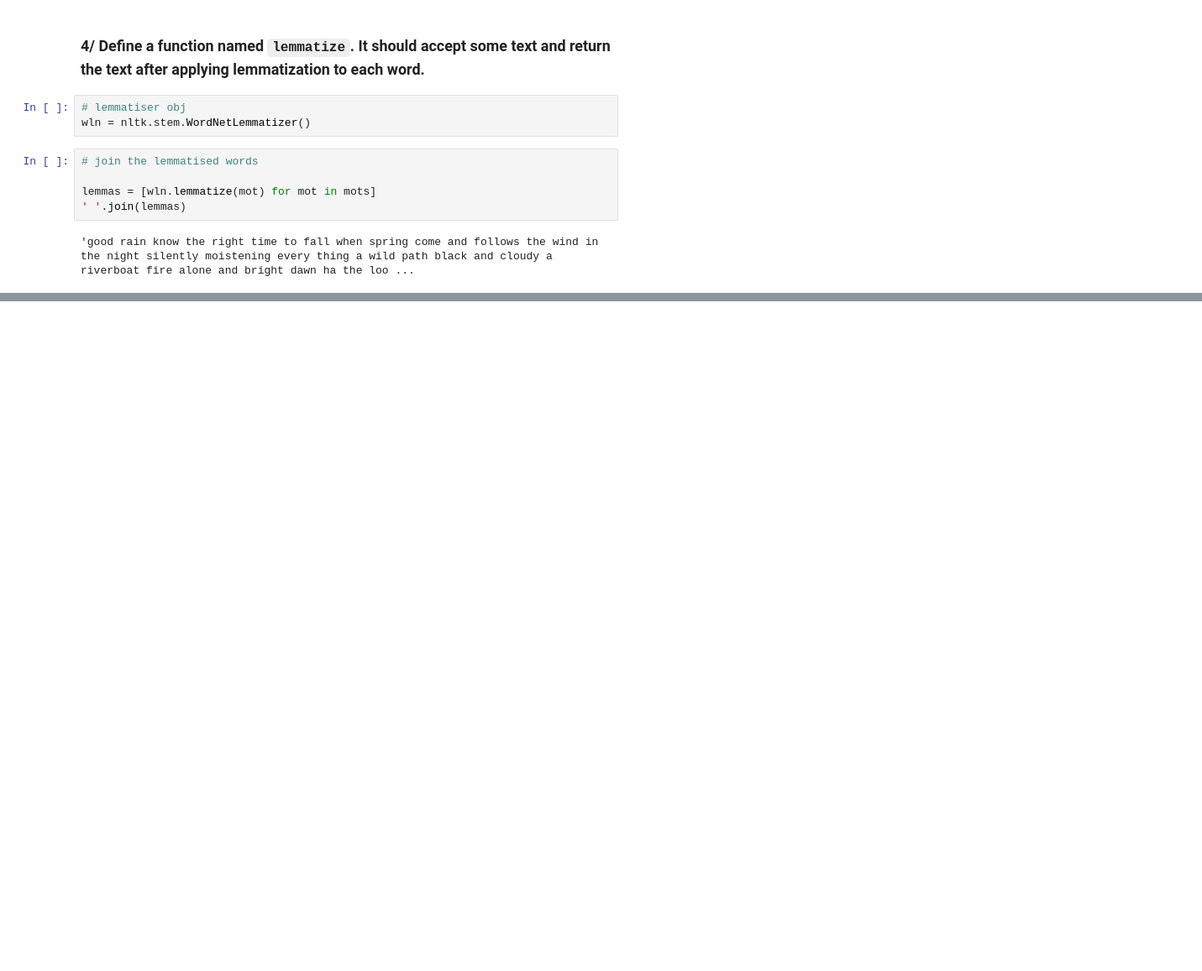
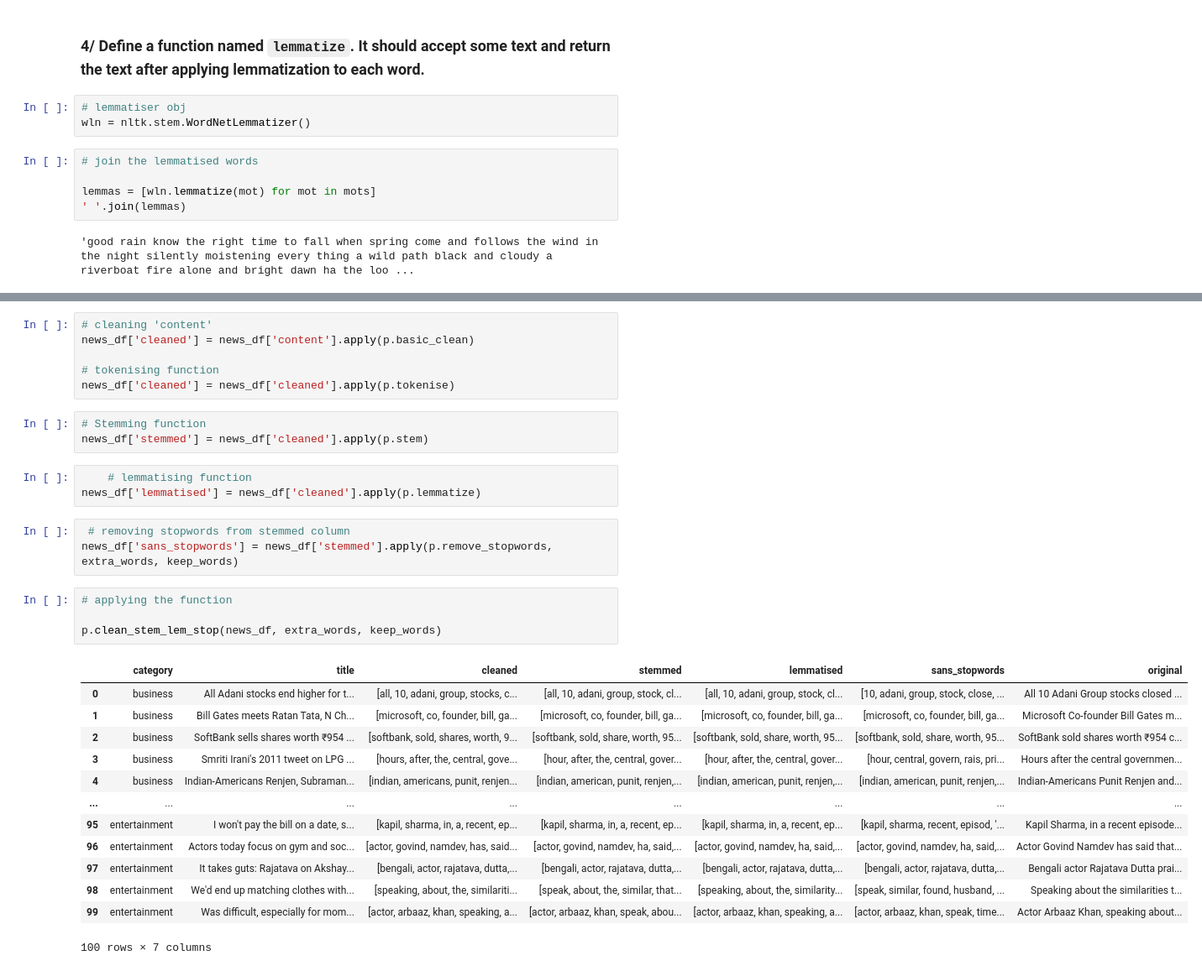
Before and after one commit to MagdalenaRahn/nlp-natural-language-processing, a Jupyter notebook: nlp-data_prep_exercises_28FEB23pm.ipynb, the cells around one changed output, grey strips where cells are left out. Shown at 84% size. Cells and saved outputs as stored; diff of their text form; blank space fills up the shorter version.

```diff
--- a/nlp-data_prep_exercises_28FEB23pm.ipynb
+++ b/nlp-data_prep_exercises_28FEB23pm.ipynb
@@ -271,0 +609,33 @@ lemmatize(stems)
+# %%
+# cleaning 'content'
+news_df['cleaned'] = news_df['content'].apply(p.basic_clean)
+
+# tokenising function
+news_df['cleaned'] = news_df['cleaned'].apply(p.tokenise)
+# %%
+# Stemming function
+news_df['stemmed'] = news_df['cleaned'].apply(p.stem)
+# %%
+    # lemmatising function
+news_df['lemmatised'] = news_df['cleaned'].apply(p.lemmatize)
+# %%
+ # removing stopwords from stemmed column
+news_df['sans_stopwords'] = news_df['stemmed'].apply(p.remove_stopwords, extra_words, keep_words)
+# %%
+# applying the function
+
+p.clean_stem_lem_stop(news_df, extra_words, keep_words)
+# %% [output]
+|  | category | title | cleaned | stemmed | lemmatised | sans_stopwords | original |
+| 0 | business | All Adani stocks end higher for t... | [all, 10, adani, group, stocks, c... | [all, 10, adani, group, stock, cl... | [all, 10, adani, group, stock, cl... | [10, adani, group, stock, close, ... | All 10 Adani Group stocks closed ... |
+| 1 | business | Bill Gates meets Ratan Tata, N Ch... | [microsoft, co, founder, bill, ga... | [microsoft, co, founder, bill, ga... | [microsoft, co, founder, bill, ga... | [microsoft, co, founder, bill, ga... | Microsoft Co-founder Bill Gates m... |
+| 2 | business | SoftBank sells shares worth ₹954 ... | [softbank, sold, shares, worth, 9... | [softbank, sold, share, worth, 95... | [softbank, sold, share, worth, 95... | [softbank, sold, share, worth, 95... | SoftBank sold shares worth ₹954 c... |
+| 3 | business | Smriti Irani's 2011 tweet on LPG ... | [hours, after, the, central, gove... | [hour, after, the, central, gover... | [hour, after, the, central, gover... | [hour, central, govern, rais, pri... | Hours after the central governmen... |
+| 4 | business | Indian-Americans Renjen, Subraman... | [indian, americans, punit, renjen... | [indian, american, punit, renjen,... | [indian, american, punit, renjen,... | [indian, american, punit, renjen,... | Indian-Americans Punit Renjen and... |
+| ... | ... | ... | ... | ... | ... | ... | ... |
+| 95 | entertainment | I won't pay the bill on a date, s... | [kapil, sharma, in, a, recent, ep... | [kapil, sharma, in, a, recent, ep... | [kapil, sharma, in, a, recent, ep... | [kapil, sharma, recent, episod, '... | Kapil Sharma, in a recent episode... |
+| 96 | entertainment | Actors today focus on gym and soc... | [actor, govind, namdev, has, said... | [actor, govind, namdev, ha, said,... | [actor, govind, namdev, ha, said,... | [actor, govind, namdev, ha, said,... | Actor Govind Namdev has said that... |
+| 97 | entertainment | It takes guts: Rajatava on Akshay... | [bengali, actor, rajatava, dutta,... | [bengali, actor, rajatava, dutta,... | [bengali, actor, rajatava, dutta,... | [bengali, actor, rajatava, dutta,... | Bengali actor Rajatava Dutta prai... |
+| 98 | entertainment | We'd end up matching clothes with... | [speaking, about, the, similariti... | [speak, about, the, similar, that... | [speaking, about, the, similarity... | [speak, similar, found, husband, ... | Speaking about the similarities t... |
+| 99 | entertainment | Was difficult, especially for mom... | [actor, arbaaz, khan, speaking, a... | [actor, arbaaz, khan, speak, abou... | [actor, arbaaz, khan, speaking, a... | [actor, arbaaz, khan, speak, time... | Actor Arbaaz Khan, speaking about... |
+100 rows × 7 columns
```
Also changed, not shown: parts of 36 cells of this notebook, 4 other files.
